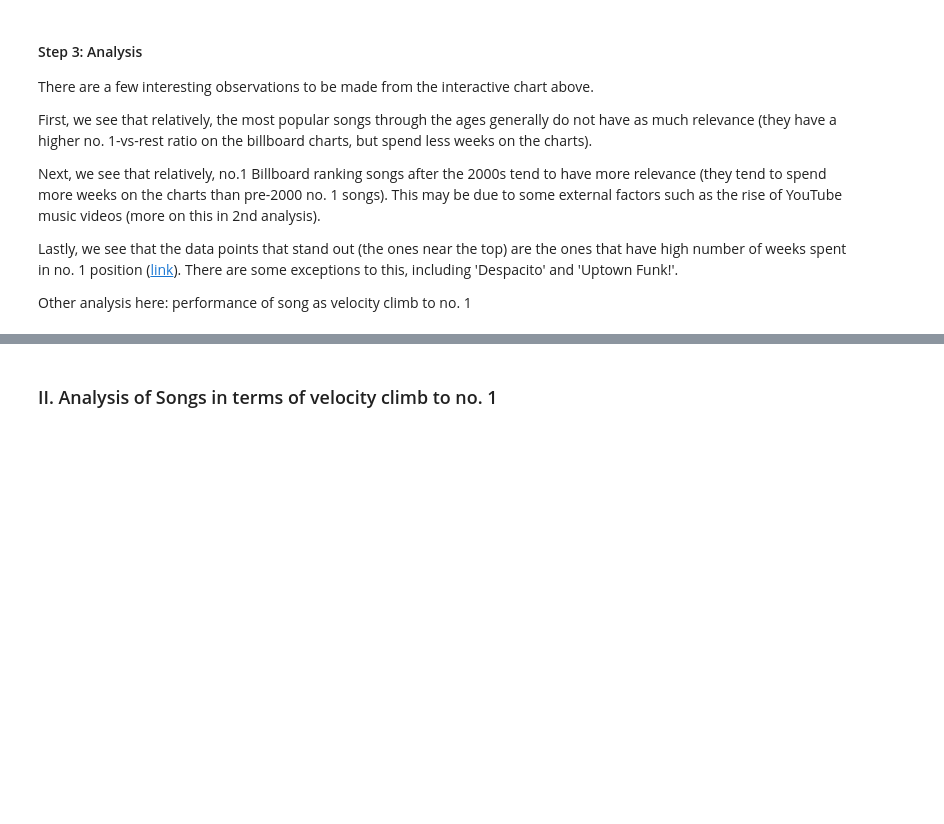
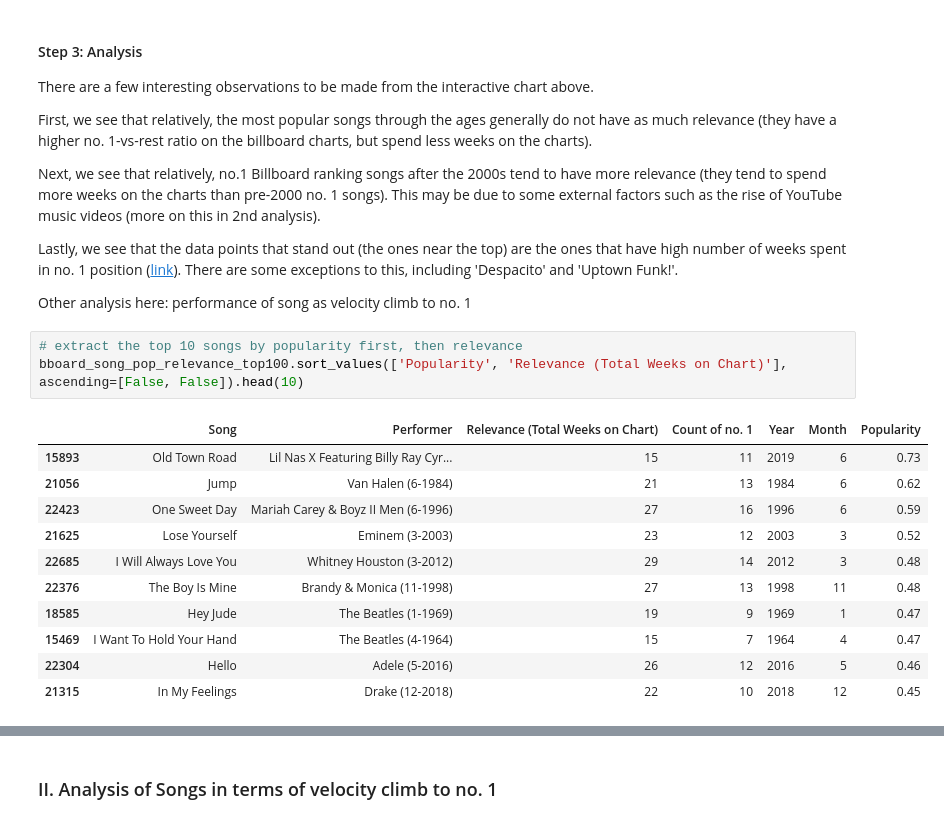
Before and after one commit to kfrankc/data512-final-project, a Jupyter notebook: analysis/analysis.ipynb, the cells around one changed output, grey strips where cells are left out. Drawn from its saved outputs; the diff is of its cells as text; blank space fills up the shorter version.

```diff
--- a/analysis/analysis.ipynb
+++ b/analysis/analysis.ipynb
@@ -179,3 +179,18 @@ Next, we see that relatively, no.1 Billboard ranking songs after the 2000s tend
 Lastly, we see that the data points that stand out (the ones near the top) are the ones that have high number of weeks spent in no. 1 position ([link](https://www.billboard.com/articles/columns/chart-beat/6077132/hot-100-songs-longest-leading-no-1s)). There are some exceptions to this, including 'Despacito' and 'Uptown Funk!'.
 
 Other analysis here: performance of song as velocity climb to no. 1
+# %%
+# extract the top 10 songs by popularity first, then relevance
+bboard_song_pop_relevance_top100.sort_values(['Popularity', 'Relevance (Total Weeks on Chart)'], ascending=[False, False]).head(10)
+# %% [output]
+|  | Song | Performer | Relevance (Total Weeks on Chart) | Count of no. 1 | Year | Month | Popularity |
+| 15893 | Old Town Road | Lil Nas X Featuring Billy Ray Cyr... | 15 | 11 | 2019 | 6 | 0.73 |
+| 21056 | Jump | Van Halen (6-1984) | 21 | 13 | 1984 | 6 | 0.62 |
+| 22423 | One Sweet Day | Mariah Carey & Boyz II Men (6-1996) | 27 | 16 | 1996 | 6 | 0.59 |
+| 21625 | Lose Yourself | Eminem (3-2003) | 23 | 12 | 2003 | 3 | 0.52 |
+| 22685 | I Will Always Love You | Whitney Houston (3-2012) | 29 | 14 | 2012 | 3 | 0.48 |
+| 22376 | The Boy Is Mine | Brandy & Monica (11-1998) | 27 | 13 | 1998 | 11 | 0.48 |
+| 18585 | Hey Jude | The Beatles (1-1969) | 19 | 9 | 1969 | 1 | 0.47 |
+| 15469 | I Want To Hold Your Hand | The Beatles (4-1964) | 15 | 7 | 1964 | 4 | 0.47 |
+| 22304 | Hello | Adele (5-2016) | 26 | 12 | 2016 | 5 | 0.46 |
+| 21315 | In My Feelings | Drake (12-2018) | 22 | 10 | 2018 | 12 | 0.45 |
```
Also changed, not shown: parts of 9 cells of this notebook.
